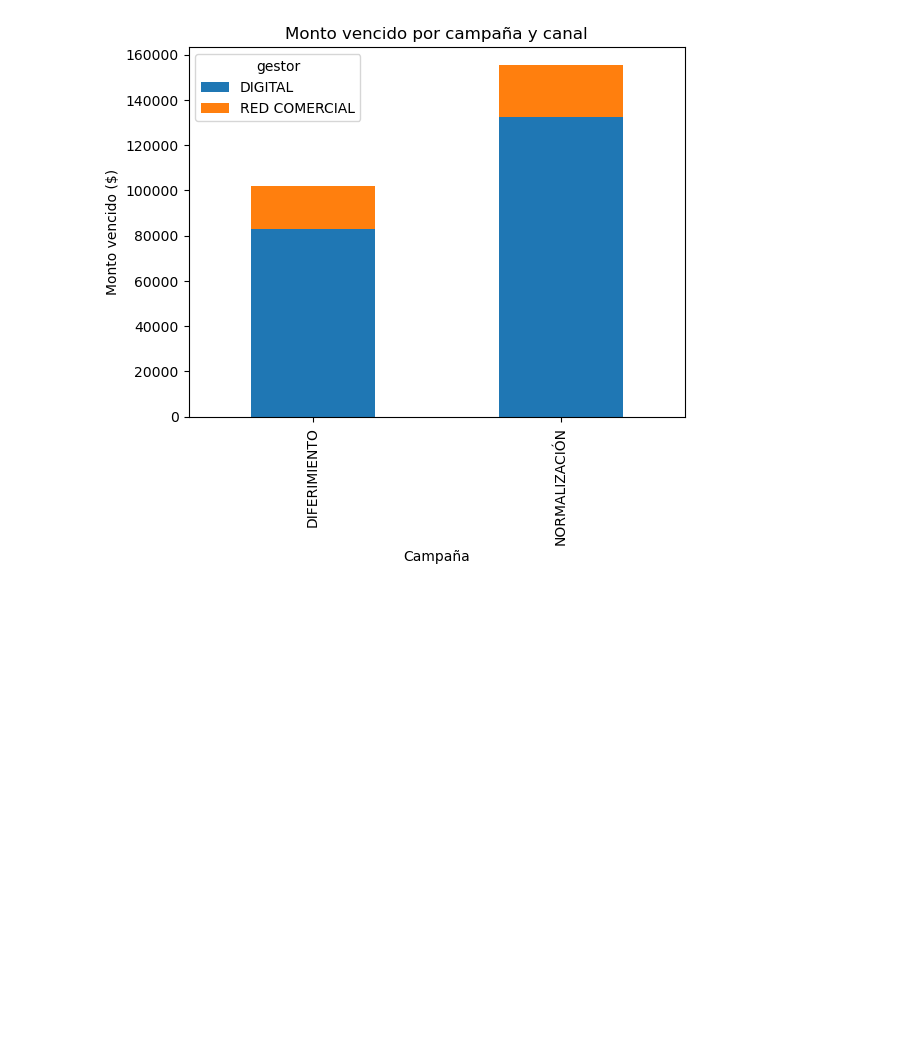
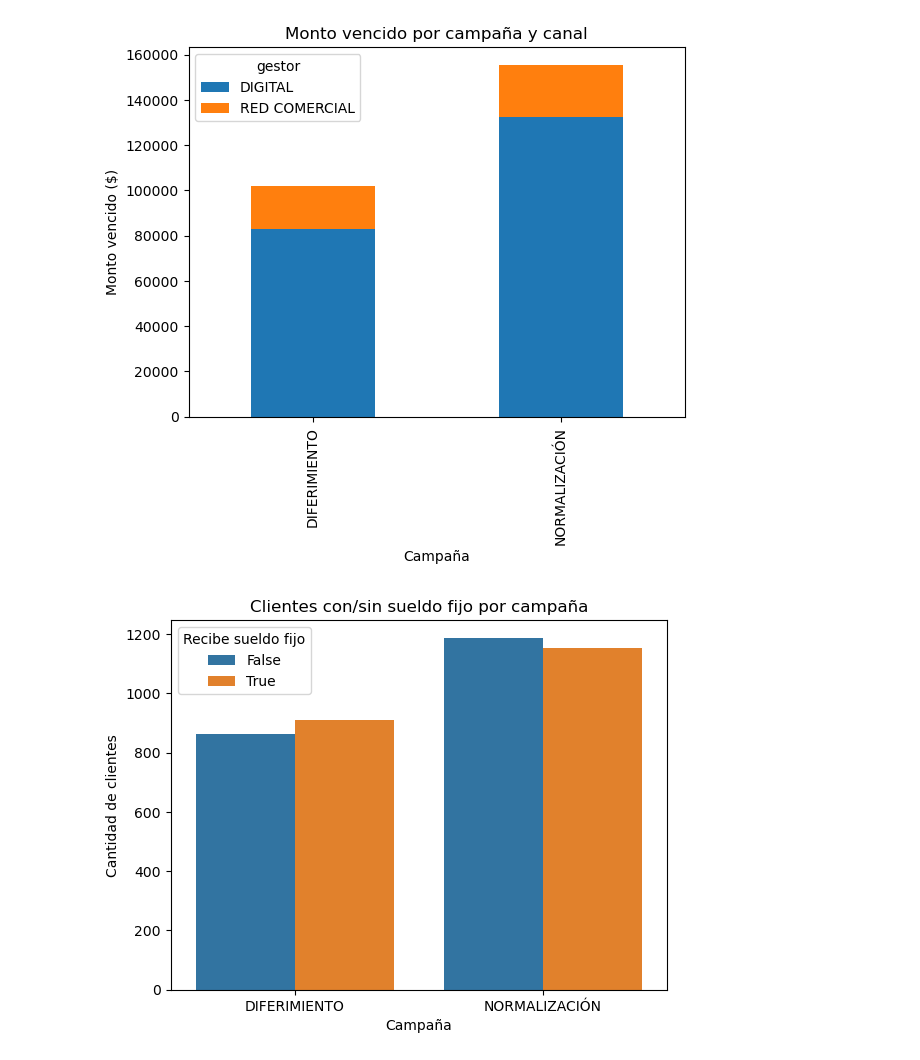
Before and after one commit to carlos-calderon-cabezas/financial-relief-analysis, a Jupyter notebook: analisis_alivio_financiero.ipynb, the cells around one changed output. Saved outputs shown, nothing was run; the diff lists cells and outputs as text; code cells hidden in the pictures; blank space fills up the shorter version.

Commit message:
Added more graphics to improve project

```diff
--- a/analisis_alivio_financiero.ipynb
+++ b/analisis_alivio_financiero.ipynb
@@ -243,3 +243,16 @@ plt.xlabel("Campaña")
 plt.show()
 # %% [output]
 [figure]
+# %%
+sns.countplot(
+    data=df_morosidad,
+    x="tipo_campania",
+    hue="recibe_sueldo_fijo"
+)
+plt.title("Clientes con/sin sueldo fijo por campaña")
+plt.ylabel("Cantidad de clientes")
+plt.xlabel("Campaña")
+plt.legend(title="Recibe sueldo fijo")
+plt.show()
+# %% [output]
+[figure, added]
```
Also changed, not shown: parts of 5 cells of this notebook.
